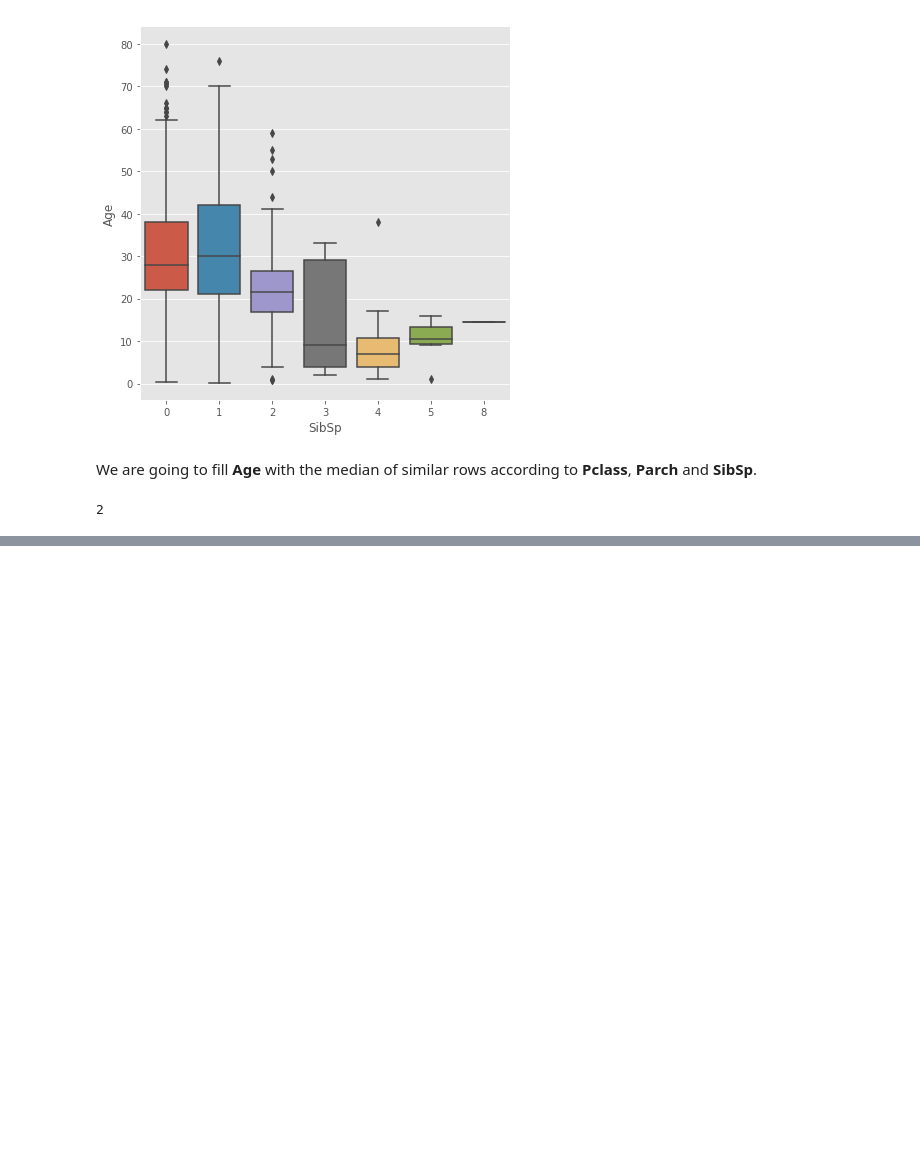
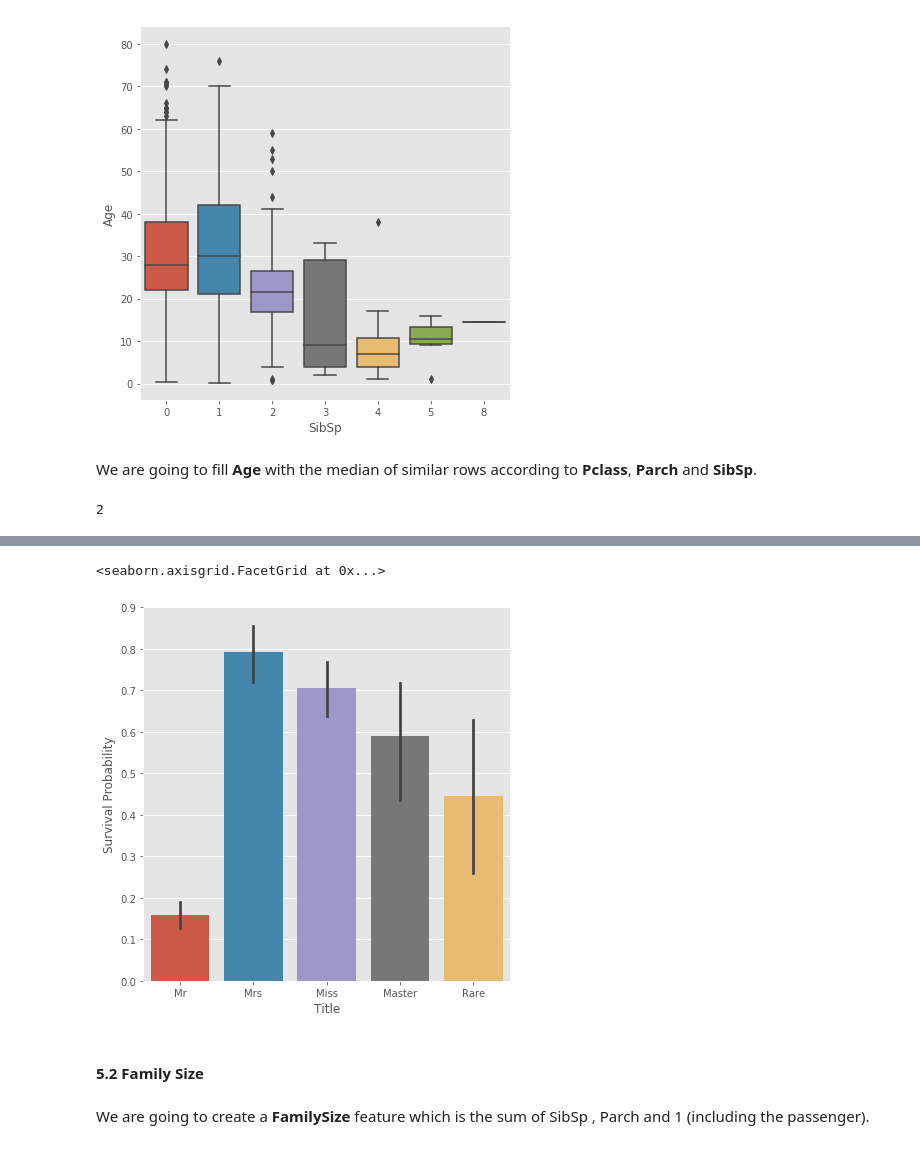
Before and after one commit to Juanan4290/Predicting-Property-Maintenance-Fines, a Jupyter notebook: TitanicChallenge/TitanicChallenge_v2.ipynb, the cells around one changed output, grey strips where cells are left out. Saved outputs shown, nothing was run; the diff lists cells and outputs as text; code cells hidden in the pictures; blank space fills up the shorter version.

```diff
--- a/TitanicChallenge/TitanicChallenge_v2.ipynb
+++ b/TitanicChallenge/TitanicChallenge_v2.ipynb
@@ -406,0 +446,5 @@ dataset[np.isnan(dataset['Age'])]=dataset['Age'].median()
+# %%
+sns.factorplot(x="Title",y="Survived",data=dataset,kind="bar",size=6).set_ylabels("Survival Probability")
+# %% [output]
+<seaborn.axisgrid.FacetGrid at 0x...>
+[figure, added]
@@ -406,0 +453,4 @@ dataset[np.isnan(dataset['Age'])]=dataset['Age'].median()
+# %% [markdown]
+#### 5.2 Family Size
+# %% [markdown]
+We are going to create a **FamilySize** feature which is the sum of SibSp , Parch and 1 (including the passenger).
```
Also changed, not shown: parts of 55 cells of this notebook, 1 other file.
